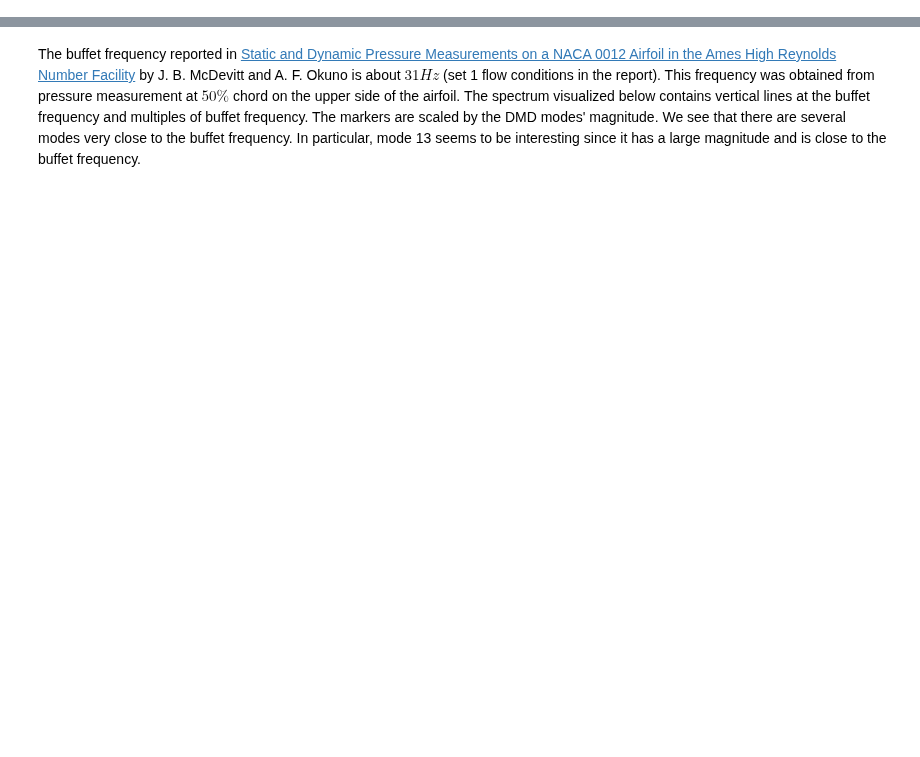
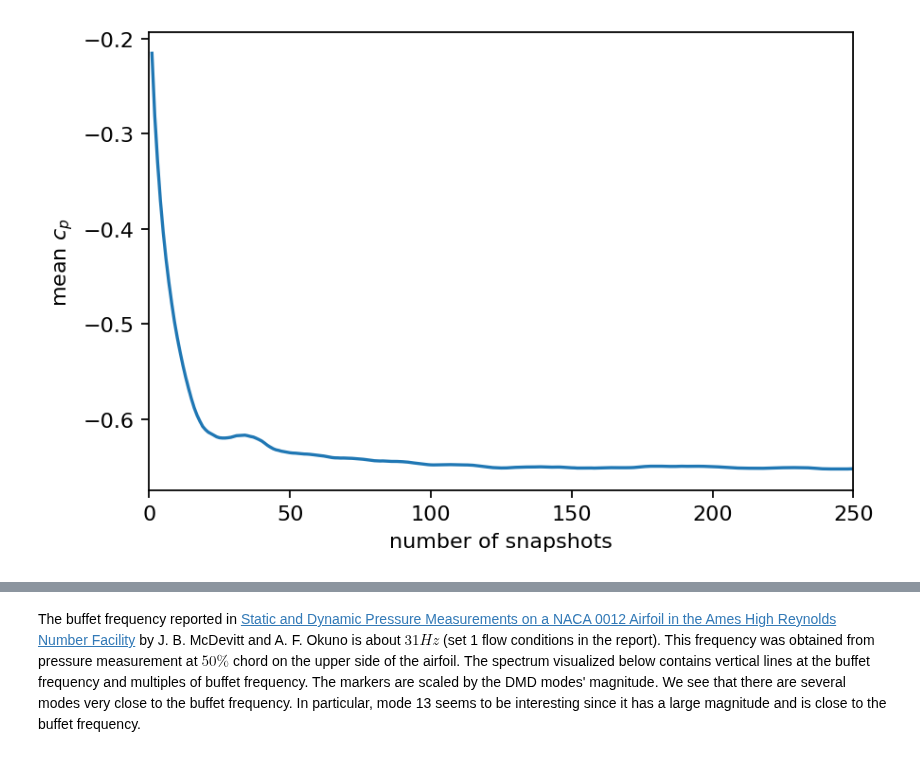
Before and after one commit to FlowModelingControl/flowtorch, a Jupyter notebook: docs/source/notebooks/dmd_naca0012_surface.ipynb, the cells around one changed output, grey strips where cells are left out. Cells and saved outputs as stored; diff of their text form; code cells hidden in the pictures; blank space fills up the shorter version.

```diff
--- a/docs/source/notebooks/dmd_naca0012_surface.ipynb
+++ b/docs/source/notebooks/dmd_naca0012_surface.ipynb
@@ -200,0 +82,11 @@ plt.show()
+# %%
+mean_cp = [data_matrix[:, :i].mean() for i in range(1, len(times)+1)]
+
+fig, ax = plt.subplots()
+ax.plot(range(1, len(times)+1), mean_cp)
+ax.set_xlabel("number of snapshots")
+ax.set_ylabel(r"mean $c_p$")
+ax.set_xlim(0, len(times))
+plt.show()
+# %% [output]
+[figure, added]
```
Also changed, not shown: parts of 46 cells of this notebook, 1 other file.
